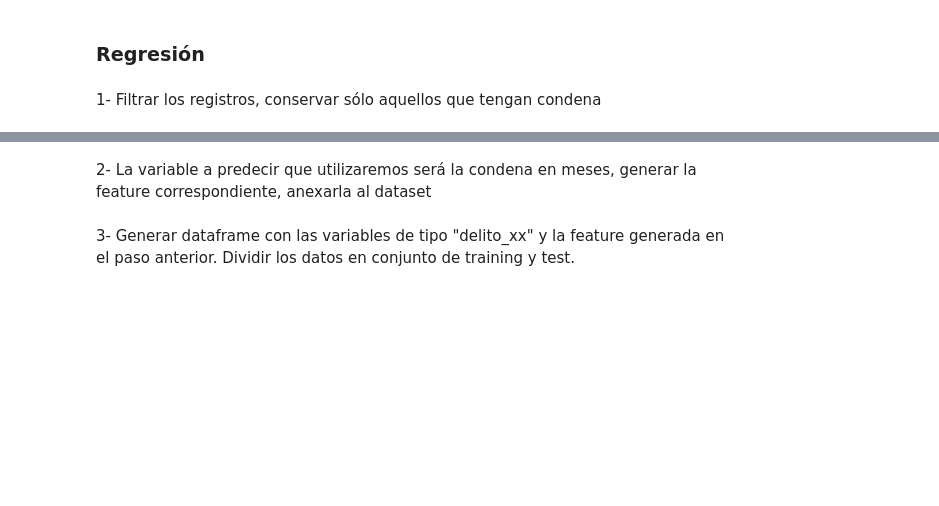
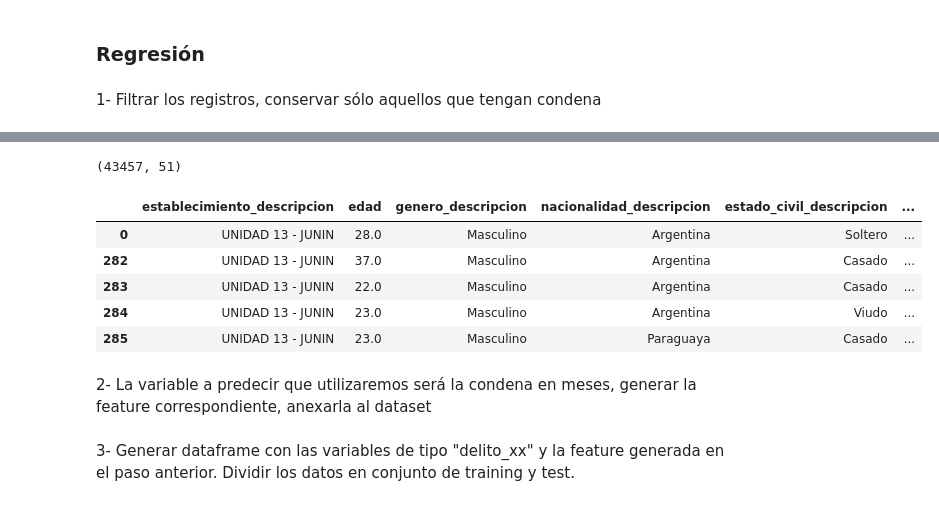
Before and after one commit to nahuelalmeira/poblacionPenal, a Jupyter notebook: IntroML/DiploDatos_PoblacionPenitenciariaArgentina_Intro_ML.ipynb, the cells around one changed output, grey strips where cells are left out. Drawn from its saved outputs; the diff is of its cells as text; code cells hidden in the pictures; blank space fills up the shorter version.

```diff
--- a/IntroML/DiploDatos_PoblacionPenitenciariaArgentina_Intro_ML.ipynb
+++ b/IntroML/DiploDatos_PoblacionPenitenciariaArgentina_Intro_ML.ipynb
@@ -43,2 +91,61 @@ data_raw = pd.read_csv('../datasets/sneep_2017_diplodatos.csv')
+# %%
+def preprocess(data):
+    return data
+
+def filtrar_condena(data):
+    mask = data.tipo_condena.notnull()
+    #print(mask)
+    filtered_data = data[mask]
+    filtered_data.tipo_condena.astype('int')
+    return filtered_data
+
+def eliminar_columnas(data):
+    drop_cols = [
+        'tuvo_reduccion_pena_descripcion',
+        'participa_programa_semi_detencion_descripcion',
+        'participa_programa_prision_discontinua_descripcion',
+        'tiene_periodo_progresividad_descripcion',
+        'tuvo_salidas_transitorias_descripcion',
+        'incorporado_reg_semi_libertad_descripcion',
+        'participa_programa_pre_libertad',
+        'situacion_legal_descripcion',
+        'participacion_programa_laboral',
+        'participacion_programa_educativo_descripcion',
+        'participacion_actividades_deportivas',
+        'recibio_atencion_medica_ult_anio_descripcion',
+        'recibio_visitas_ultimo_anio',
+        'participo_alteracion_orden_ult_anio_descripcion',
+        'tipo_infraccion_disciplinaria_descripcion',
+        'sancion_aplicada_descripcion',
+        'calificacion_conducta_descripcion',
+        'tentativa_fugas_evasiones_descripcion',
+        'tentativa_suicidio',
+        'horas_trabajo_remunerado_descripcion',
+        'fue_lesionado_descripcion',
+        'anio_censo'
+    ]
+    data = data.drop(drop_cols, axis=1)
+    return data
+
+def encode_data(data):
+    dummy_cols = [
+        'provincia_descripcion'
+    ]
+    data = pd.get_dummies(data, columns=dummy_cols)
+    return data
+
+filtered_data = filtrar_condena(data_raw)
+filtered_data = eliminar_columnas(filtered_data)
+filtered_data = encode_data(filtered_data)
+print(filtered_data.shape)
+filtered_data.head()
+# %% [output]
+(43457, 51)
+|  | establecimiento_descripcion | edad | genero_descripcion | nacionalidad_descripcion | estado_civil_descripcion | ... |
+| 0 | UNIDAD 13 - JUNIN | 28.0 | Masculino | Argentina | Soltero | ... |
+| 282 | UNIDAD 13 - JUNIN | 37.0 | Masculino | Argentina | Casado | ... |
+| 283 | UNIDAD 13 - JUNIN | 22.0 | Masculino | Argentina | Casado | ... |
+| 284 | UNIDAD 13 - JUNIN | 23.0 | Masculino | Argentina | Viudo | ... |
+| 285 | UNIDAD 13 - JUNIN | 23.0 | Masculino | Paraguaya | Casado | ... |
 # %% [markdown]
 2- La variable a predecir que utilizaremos será la condena en meses, generar la feature correspondiente, anexarla al dataset
```
Also changed, not shown: parts of 10 cells of this notebook.
